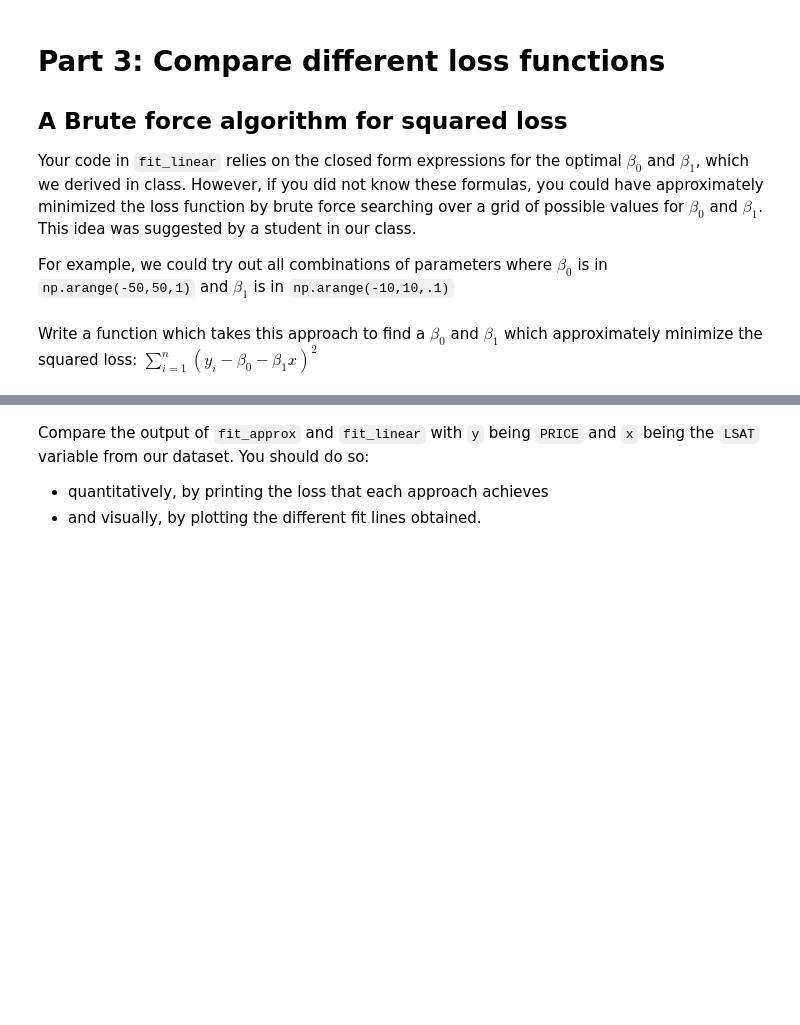
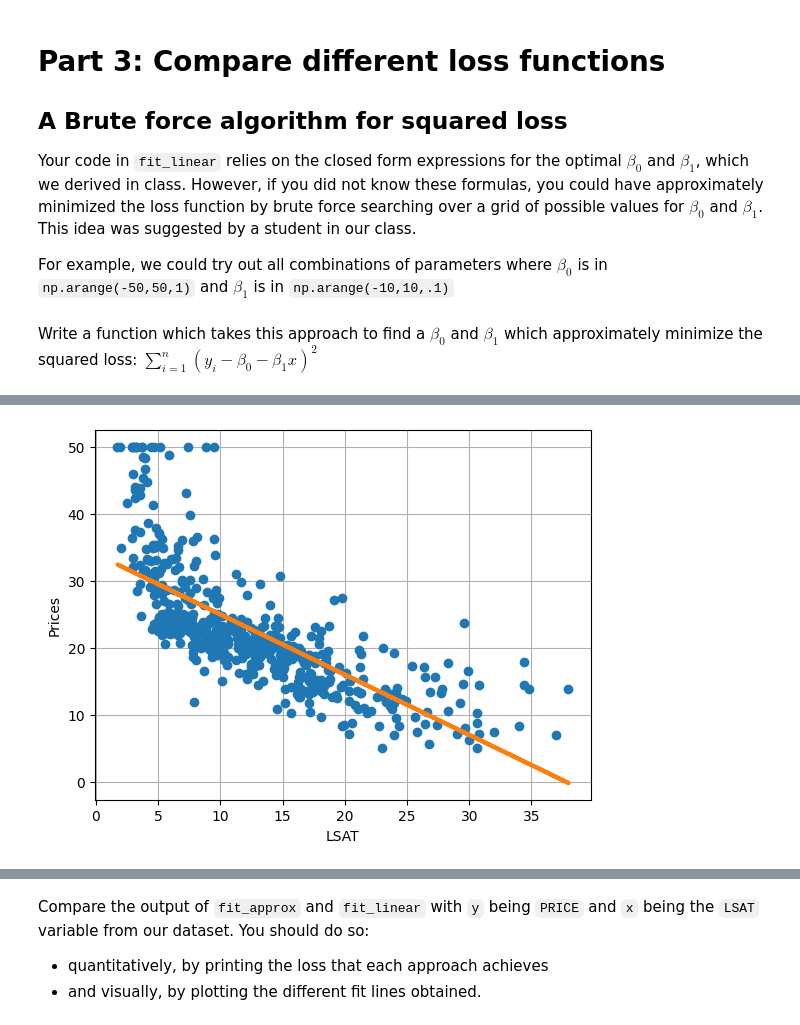
Before and after one commit to revindsilva26/Machine-Learning-CS-GY-6923, a Jupyter notebook: MLFall22_Lab_1.ipynb, the cells around one changed output, grey strips where cells are left out. Saved outputs shown, nothing was run; the diff lists cells and outputs as text; code cells hidden in the pictures; blank space fills up the shorter version.

```diff
--- a/MLFall22_Lab_1.ipynb
+++ b/MLFall22_Lab_1.ipynb
@@ -116,0 +218,9 @@ What variable does the best job predicting house price?
+# %%
+# TODO
+# for column in df.colums.toList()
+column_list = df.columns.tolist()
+predictors = column_list[:-1]
+for predictor in predictors:
+  x = np.array(df[predictor])
+  beta0, beta1, loss = fit_linear(x,y)
+  print(f"{predictor}\t\t{loss:.2f}")
@@ -131,11 +255,26 @@ def fit_approx(x,y):
     """
     Given vectors of data points (x,y), performs an *approximate* fit for the linear model:
        y = beta0 + beta1*x,
-    under the sum-of-squares loss. The min_loss returned is the lost of the best beta0 and beta1 you found.
+    under the sum-of-squares loss. The min_loss returned is the loss of the best beta0 and beta1 you found.
     """
     # TODO complete the following code
     # beta0 = ...
     # beta1 = ...
     # min_loss = ...
-
+    beta0 = 0
+    beta1 = 0
+    min_loss = float('inf')
+    for b0 in np.arange(-50,50,1):
+      for b1 in np.arange(-10,10,.1):
+        yhat = b0+b1*x
+        loss = np.sum((y-yhat)**2)
+        if loss < min_loss:
+          min_loss = loss
+          beta0 = b0
+          beta1 = b1
     return beta0, beta1, min_loss
+# %%
+x = np.array(df['LSTAT'])
+beta0, beta1, loss = fit_approx(x,y)
+print("FIT_APPROX")
+print(f"beta0 ={beta0:.2f}, beta1 ={beta1:.2f}, loss = {loss:.2f}")
@@ -141,0 +284,10 @@ def fit_approx(x,y):
+# %%
+ypred = beta1*x + beta0
+
+plt.plot(x,y,'o')                    # Plot the data points
+plt.plot(x,ypred,'-',linewidth=3)  # Plot the regression line (the predicted values)
+plt.xlabel('LSAT')
+plt.ylabel('Prices')
+plt.grid(True)
+# %% [output]
+[figure, added]
```
Also changed, not shown: parts of 29 cells of this notebook.
